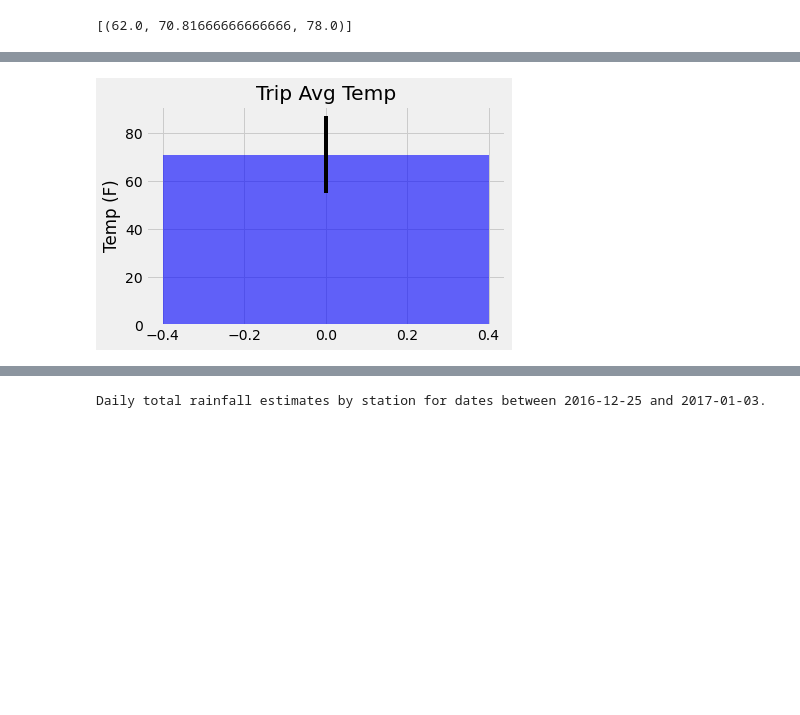
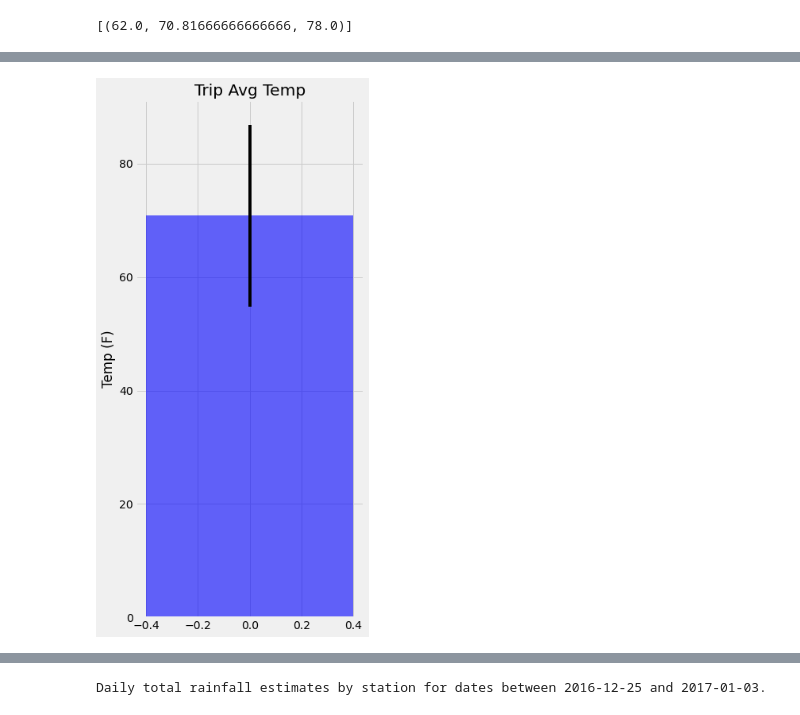
Before and after one commit to Franco1230/10-SQLalchemy-Challenge, a Jupyter notebook: SQLalchemy/climate_starter.ipynb, the cells around one changed output, grey strips where cells are left out. Drawn from its saved outputs; the diff is of its cells as text; code cells hidden in the pictures; blank space fills up the shorter version.

Commit message:
added another graph for the confusing part

```diff
--- a/SQLalchemy/climate_starter.ipynb
+++ b/SQLalchemy/climate_starter.ipynb
@@ -311,18 +319,17 @@ trip_temp
 # %%
-# Plot the results from your previous query as a bar chart.
 # Use "Trip Avg Temp" as your Title
 # Use the average temperature for the y value
 # Use the peak-to-peak (tmax-tmin) value as the y error bar (yerr)
 min_temp = trip_temp[0][0]
 avg_temp = trip_temp[0][1]
 max_temp = trip_temp[0][2]
-
+plt.figure(figsize = (5, 10))
 plt.bar(0, avg_temp, yerr = [max_temp - min_temp], color = "blue", alpha = 0.6)
 plt.title("Trip Avg Temp")
 plt.ylabel("Temp (F)")
 plt.tight_layout()
 
-plt.savefig("result_images/Trip_Avg_Temp.png")
+plt.savefig("result_images/temperature.PNG")
 plt.show()
 # %% [output]
-[figure, old version]
+[figure, new version]
```
Also changed, not shown: parts of 10 cells of this notebook, 2 other files.
